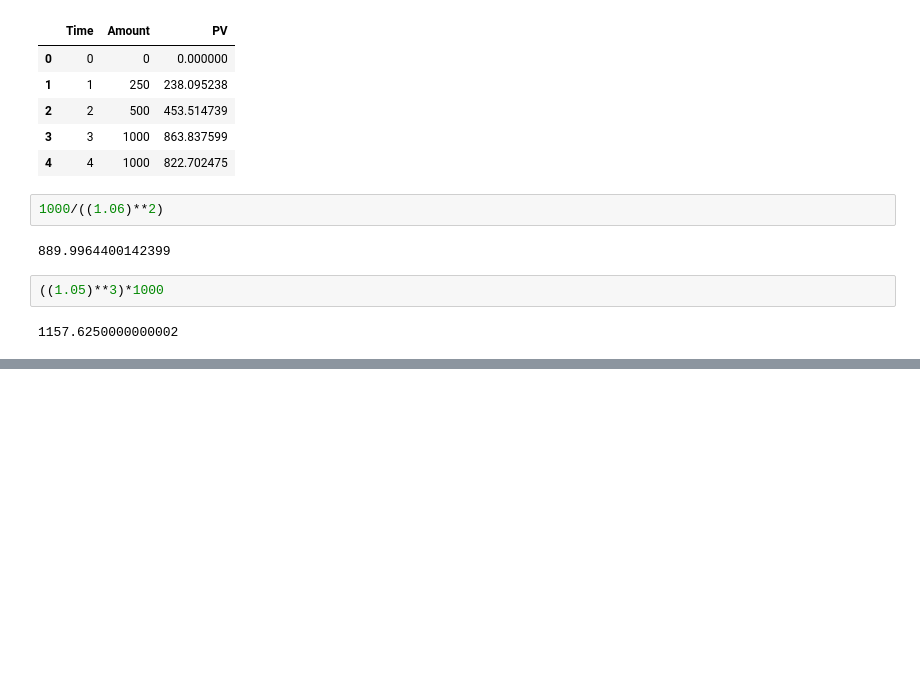
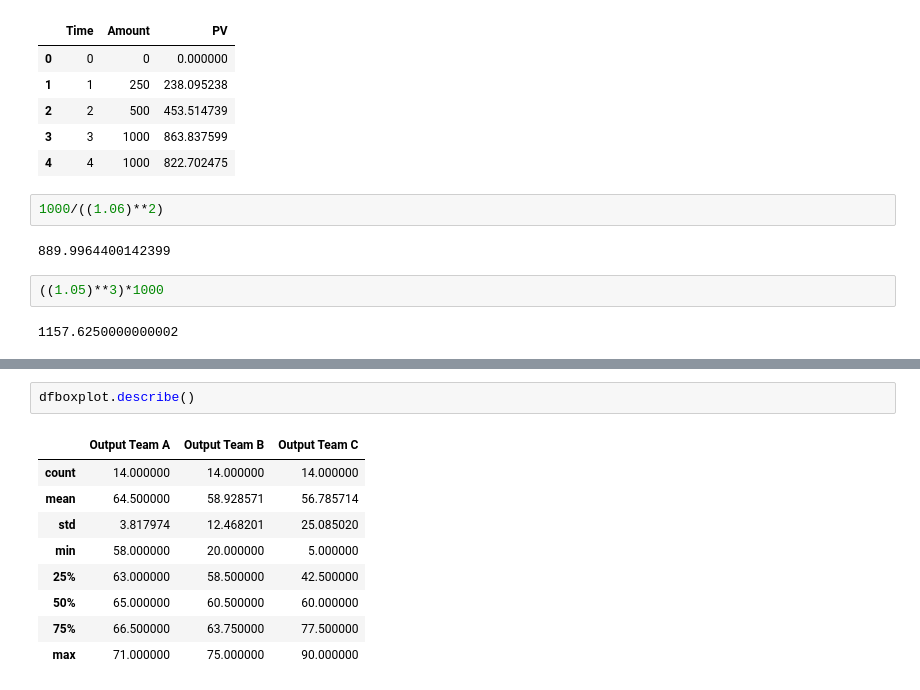
Before and after one commit to pedrohrosabraun/6-sigma, a Jupyter notebook: Calculating metrics.ipynb, the cells around one changed output, grey strips where cells are left out. Drawn from its saved outputs; the diff is of its cells as text; blank space fills up the shorter version.

```diff
--- a/Calculating metrics.ipynb
+++ b/Calculating metrics.ipynb
@@ -285,0 +299,12 @@ dfpv.head()
+# %%
+dfboxplot.describe()
+# %% [output]
+|  | Output Team A | Output Team B | Output Team C |
+| count | 14.000000 | 14.000000 | 14.000000 |
+| mean | 64.500000 | 58.928571 | 56.785714 |
+| std | 3.817974 | 12.468201 | 25.085020 |
+| min | 58.000000 | 20.000000 | 5.000000 |
+| 25% | 63.000000 | 58.500000 | 42.500000 |
+| 50% | 65.000000 | 60.500000 | 60.000000 |
+| 75% | 66.500000 | 63.750000 | 77.500000 |
+| max | 71.000000 | 75.000000 | 90.000000 |
```
Also changed, not shown: parts of 7 cells of this notebook, 2 other files.
